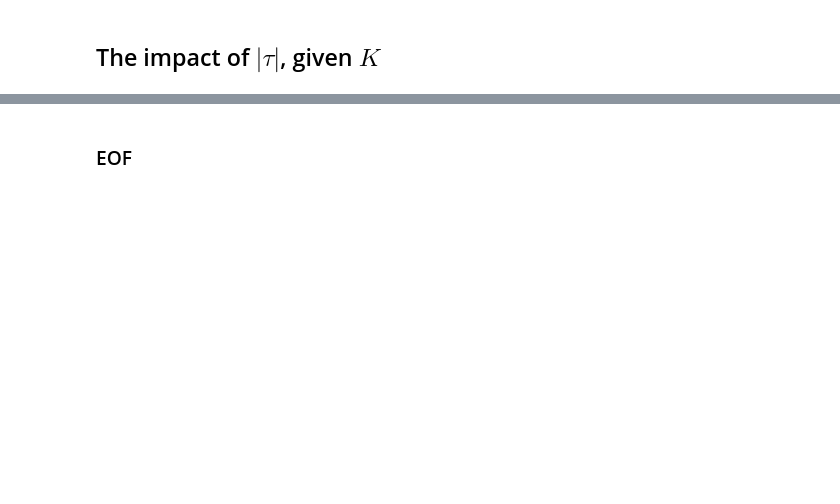
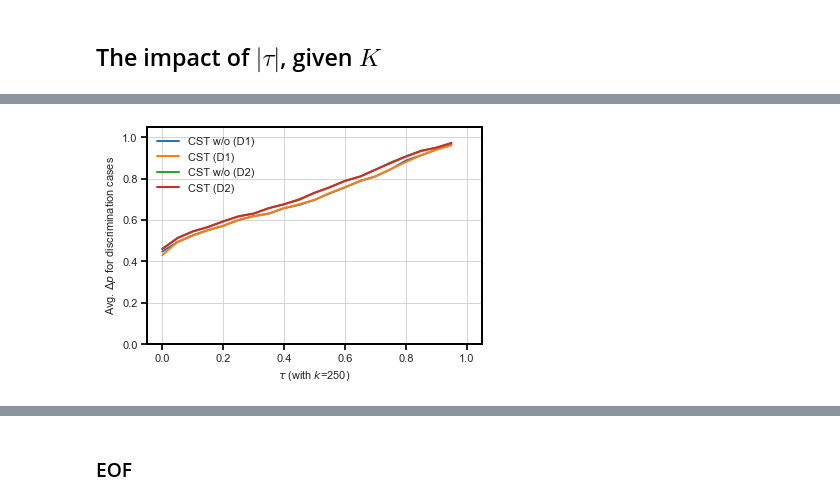
Before and after one commit to cc-jalvarez/counterfactual-situation-testing, a Jupyter notebook: src/analysis_loan_application_TheTwoCSTs.ipynb, the cells around one changed output, grey strips where cells are left out. Drawn from its saved outputs; the diff is of its cells as text; code cells hidden in the pictures; blank space fills up the shorter version.

```diff
--- a/src/analysis_loan_application_TheTwoCSTs.ipynb
+++ b/src/analysis_loan_application_TheTwoCSTs.ipynb
@@ -525,2 +568,15 @@ plt.show()
 # %%
 # The tau results further reinforce the results: notce the drop in CST w/ under Def 1!!!
+# %%
+### data
+test_df    = org_df.copy()
+test_cf_df = org_cf_df.copy()
+
+### parameters
+alpha = 0.05
+tau   = 0.0
+n = 250
+
+### CST object
+cst = SituationTesting()
+cst.setup_baseline(test_df, test_cf_df, nominal_atts=['Gender'], continuous_atts=['AnnualSalary', 'AccountBalance'])
@@ -526,0 +649,14 @@ plt.show()
+# %%
+plt.plot(tau_results['tau'], tau_results['CST_wo_d1_diff'], label='CST w/o (D1)')
+plt.plot(tau_results['tau'], tau_results['CST_wi_d1_diff'], label='CST (D1)')
+plt.plot(tau_results['tau'], tau_results['CST_wo_d2_diff'], label='CST w/o (D2)')
+plt.plot(tau_results['tau'], tau_results['CST_wi_d2_diff'], label='CST (D2)')
+plt.xlim(-0.05, 1.05)
+plt.xlabel(f"$\\tau$ (with $k$={n})")
+plt.ylim(0.0, 1.05)
+plt.ylabel("Avg. $\Delta p$ for discrimination cases")
+plt.legend()
+# plt.title('multiple plots')
+plt.show()
+# %% [output]
+[figure, added]
```
Also changed, not shown: parts of 9 cells of this notebook.
